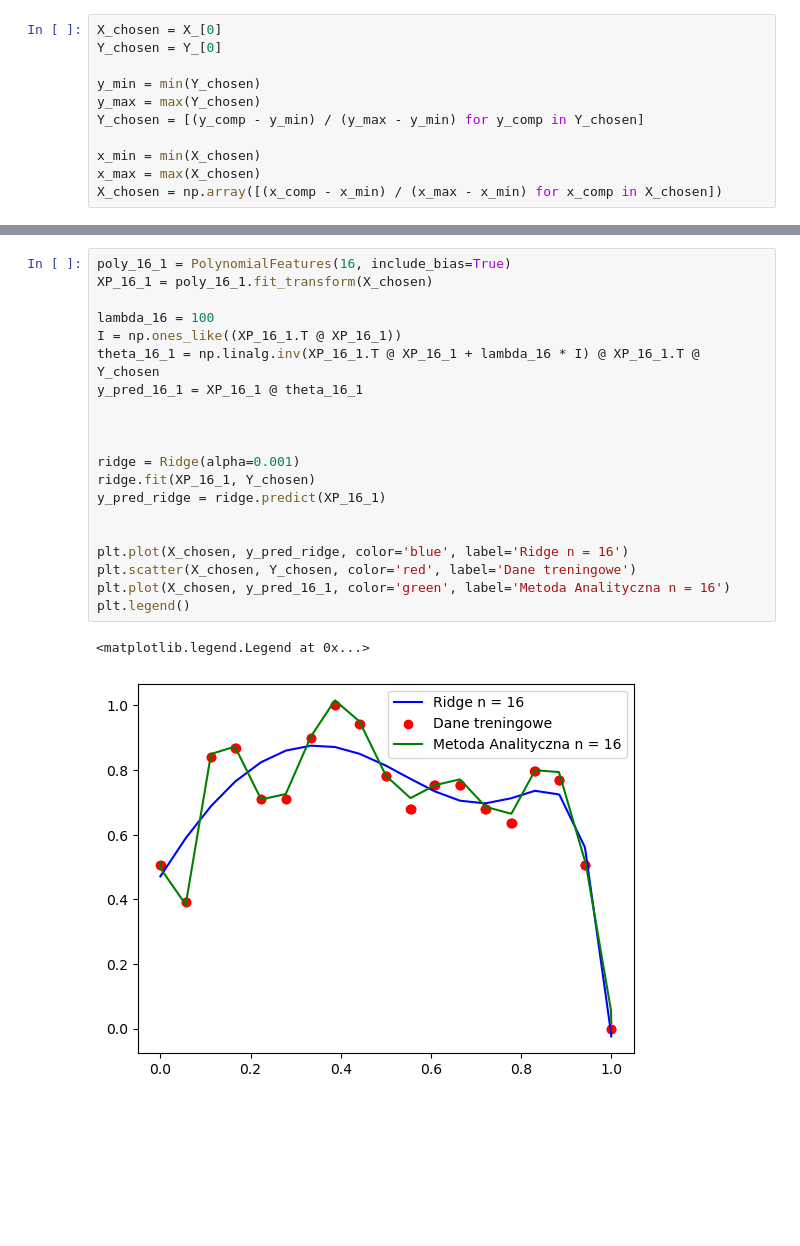
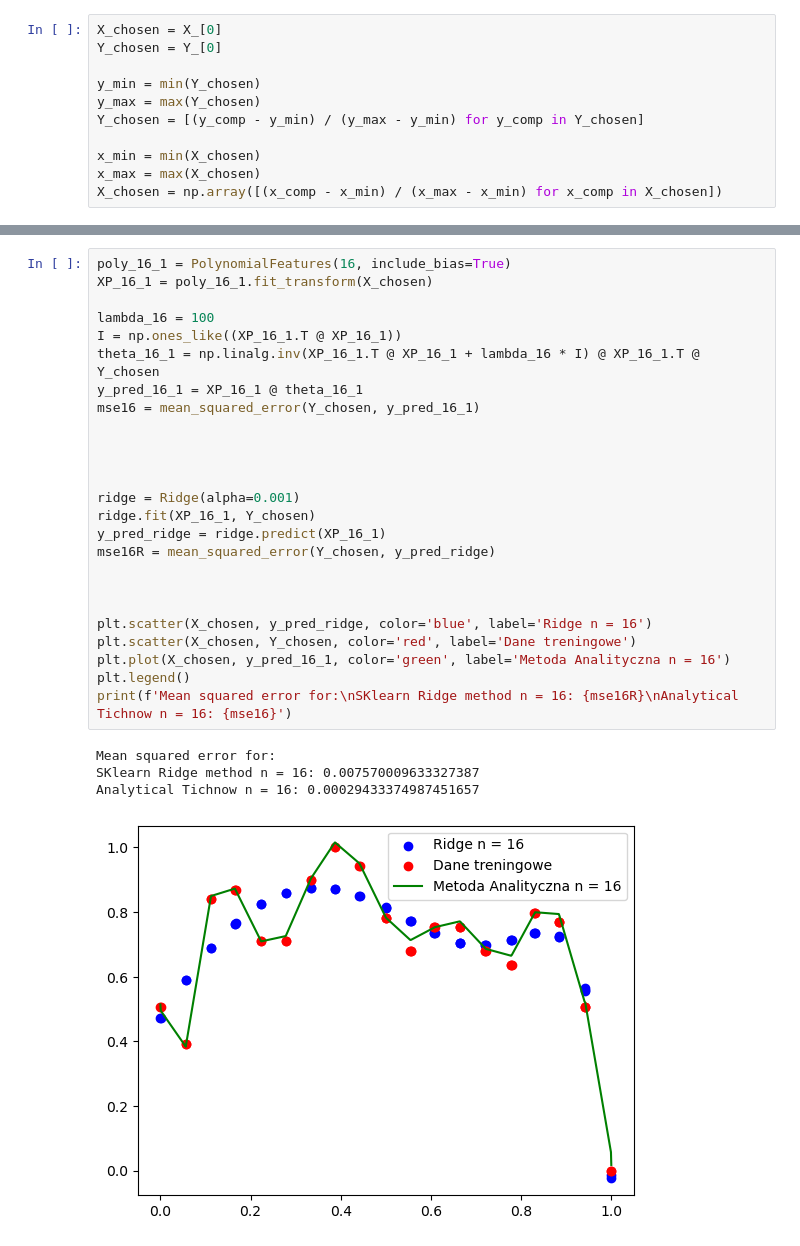
Before and after one commit to HaZhul/ML-models, a Jupyter notebook: PUM1/Lab1.ipynb, the cells around one changed output, grey strips where cells are left out. Drawn from its saved outputs; the diff is of its cells as text; blank space fills up the shorter version.

```diff
--- a/PUM1/Lab1.ipynb
+++ b/PUM1/Lab1.ipynb
@@ -156,23 +187,30 @@ Text(0, 0.5, 'Y')
 # %%
 poly_16_1 = PolynomialFeatures(16, include_bias=True)
 XP_16_1 = poly_16_1.fit_transform(X_chosen)
 
 lambda_16 = 100
 I = np.ones_like((XP_16_1.T @ XP_16_1))
 theta_16_1 = np.linalg.inv(XP_16_1.T @ XP_16_1 + lambda_16 * I) @ XP_16_1.T @ Y_chosen
 y_pred_16_1 = XP_16_1 @ theta_16_1
+mse16 = mean_squared_error(Y_chosen, y_pred_16_1)
+
 
 
 
 ridge = Ridge(alpha=0.001)
 ridge.fit(XP_16_1, Y_chosen)
 y_pred_ridge = ridge.predict(XP_16_1)
+mse16R = mean_squared_error(Y_chosen, y_pred_ridge)
 
 
-plt.plot(X_chosen, y_pred_ridge, color='blue', label='Ridge n = 16')
+
+plt.scatter(X_chosen, y_pred_ridge, color='blue', label='Ridge n = 16')
 plt.scatter(X_chosen, Y_chosen, color='red', label='Dane treningowe')
 plt.plot(X_chosen, y_pred_16_1, color='green', label='Metoda Analityczna n = 16')
 plt.legend()
+print(f'Mean squared error for:\nSKlearn Ridge method n = 16: {mse16R}\nAnalytical Tichnow n = 16: {mse16}')
 # %% [output]
-<matplotlib.legend.Legend at 0x...>
+Mean squared error for:
+SKlearn Ridge method n = 16: 0.007570009633327387
+Analytical Tichnow n = 16: 0.00029433374987451657
-[figure, old version]
+[figure, new version]
```
Also changed, not shown: parts of 6 cells of this notebook.
